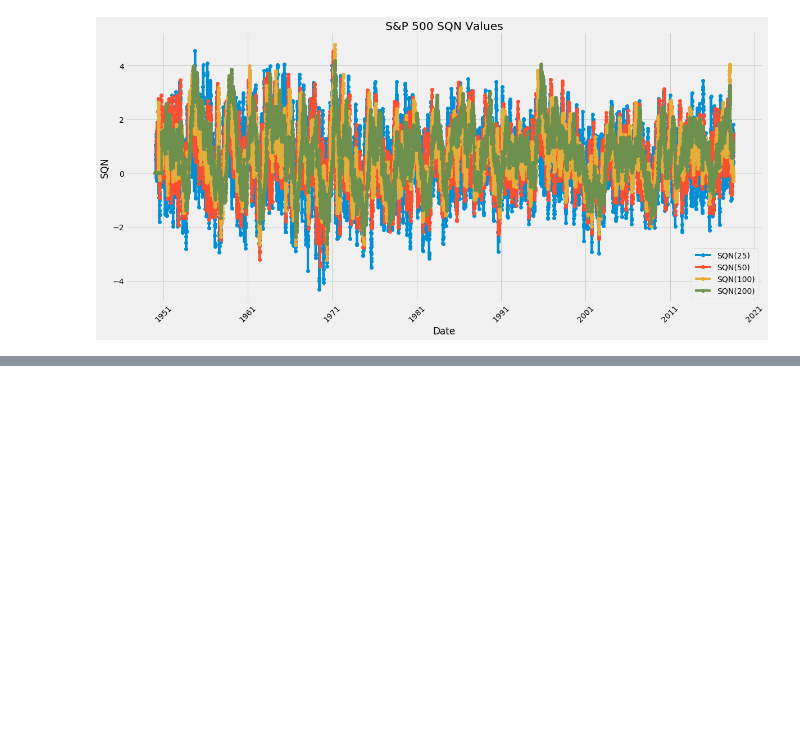
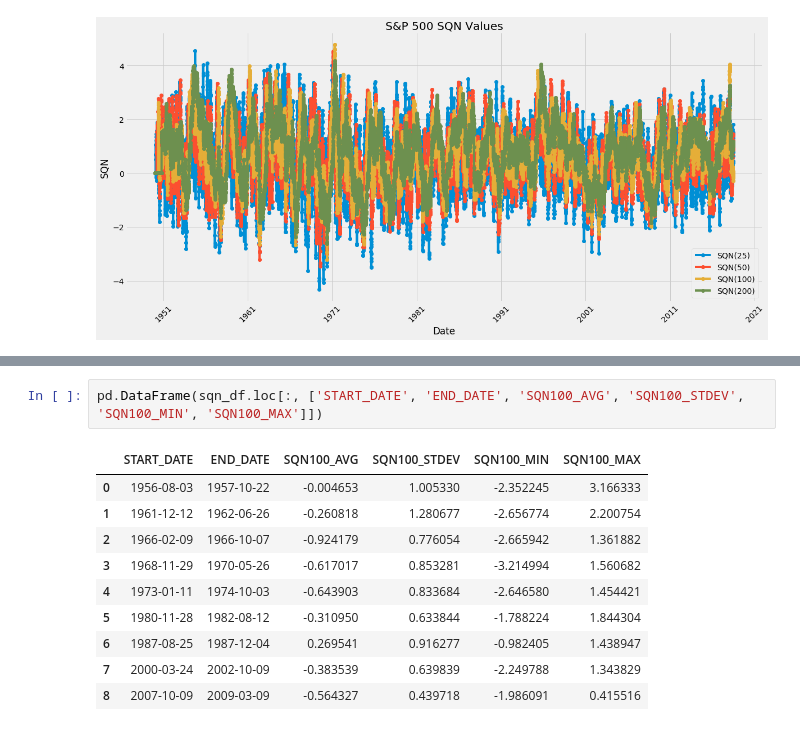
Before and after one commit to SugahShane/Market_Analysis, a Jupyter notebook: Bear Market Research Notebook.ipynb, the cells around one changed output, grey strips where cells are left out. Drawn from its saved outputs; the diff is of its cells as text; blank space fills up the shorter version.

```diff
--- a/Bear Market Research Notebook.ipynb
+++ b/Bear Market Research Notebook.ipynb
@@ -204,0 +221,13 @@ pd.DataFrame(sqn_df)
+# %%
+pd.DataFrame(sqn_df.loc[:, ['START_DATE', 'END_DATE', 'SQN100_AVG', 'SQN100_STDEV', 'SQN100_MIN', 'SQN100_MAX']])
+# %% [output]
+|  | START_DATE | END_DATE | SQN100_AVG | SQN100_STDEV | SQN100_MIN | SQN100_MAX |
+| 0 | 1956-08-03 | 1957-10-22 | -0.004653 | 1.005330 | -2.352245 | 3.166333 |
+| 1 | 1961-12-12 | 1962-06-26 | -0.260818 | 1.280677 | -2.656774 | 2.200754 |
+| 2 | 1966-02-09 | 1966-10-07 | -0.924179 | 0.776054 | -2.665942 | 1.361882 |
+| 3 | 1968-11-29 | 1970-05-26 | -0.617017 | 0.853281 | -3.214994 | 1.560682 |
+| 4 | 1973-01-11 | 1974-10-03 | -0.643903 | 0.833684 | -2.646580 | 1.454421 |
+| 5 | 1980-11-28 | 1982-08-12 | -0.310950 | 0.633844 | -1.788224 | 1.844304 |
+| 6 | 1987-08-25 | 1987-12-04 | 0.269541 | 0.916277 | -0.982405 | 1.438947 |
+| 7 | 2000-03-24 | 2002-10-09 | -0.383539 | 0.639839 | -2.249788 | 1.343829 |
+| 8 | 2007-10-09 | 2009-03-09 | -0.564327 | 0.439718 | -1.986091 | 0.415516 |
```
Also changed, not shown: parts of 3 cells of this notebook, 1 other file.
